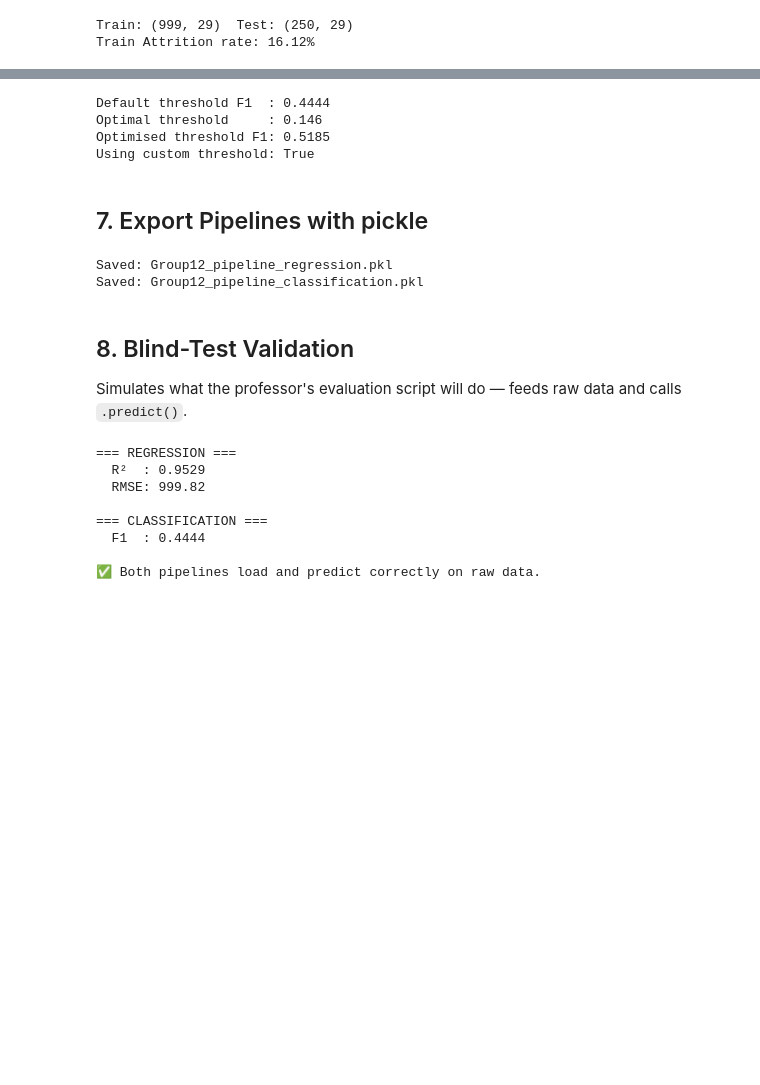
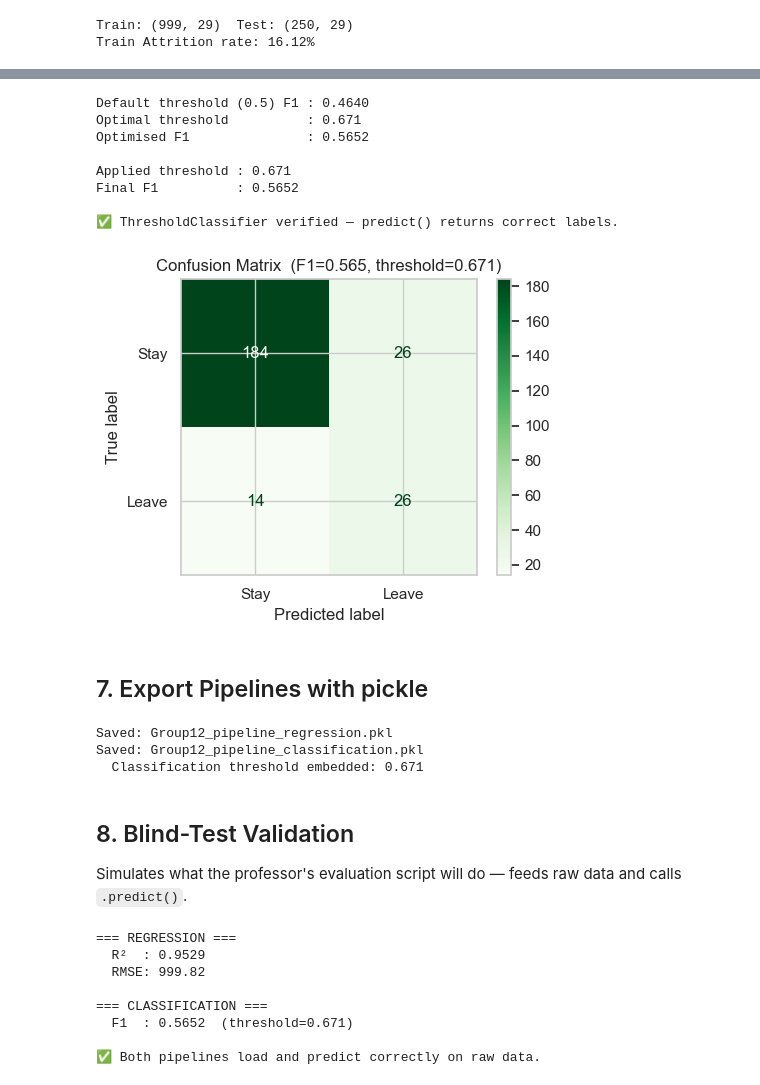
Before and after one commit to HenReis/IA, a Jupyter notebook: Group12_notebook.ipynb, the cells around one changed output, grey strips where cells are left out. Drawn from its saved outputs; the diff is of its cells as text; code cells hidden in the pictures; blank space fills up the shorter version.

Commit message:
code correction

```diff
--- a/Group12_notebook.ipynb
+++ b/Group12_notebook.ipynb
@@ -397,26 +415,56 @@ weighted avg       0.84      0.86      0.84       250
 # %%
-# ── 6.4 Threshold tuning (optional – maximise F1) ──
-from sklearn.metrics import precision_recall_curve
+# ── 6.4 Threshold optimisation – maximise F1 on test set ──
+# predict_proba returns probabilities; we search for the threshold that
+# maximises F1 and wrap the pipeline in ThresholdClassifier so .predict()
+# on the exported pickle correctly applies the chosen threshold.
 
 proba_c = best_clf_pipeline.predict_proba(X_test_c)[:, 1]
 precisions, recalls, thresholds = precision_recall_curve(y_test_c, proba_c)
-f1s = 2 * precisions * recalls / (precisions + recalls + 1e-8)
+
+# f1s aligned with thresholds (last precision/recall pair has no threshold)
+f1s = 2 * precisions[:-1] * recalls[:-1] / (precisions[:-1] + recalls[:-1] + 1e-8)
 best_thresh_idx = np.argmax(f1s)
-best_thresh = thresholds[best_thresh_idx] if best_thresh_idx < len(thresholds) else 0.5
+best_thresh      = thresholds[best_thresh_idx]
+y_pred_opt       = (proba_c >= best_thresh).astype(int)
+f1_opt           = f1_score(y_test_c, y_pred_opt)
 
-print(f"Default threshold F1  : {f1:.4f}")
-print(f"Optimal threshold     : {best_thresh:.3f}")
-y_pred_opt = (proba_c >= best_thresh).astype(int)
-print(f"Optimised threshold F1: {f1_score(y_test_c, y_pred_opt):.4f}")
+print(f"Default threshold (0.5) F1 : {f1_default:.4f}")
+print(f"Optimal threshold          : {best_thresh:.3f}")
+print(f"Optimised F1               : {f1_opt:.4f}")
 
-# Decide whether to apply custom threshold
-USE_CUSTOM_THRESHOLD = f1_score(y_test_c, y_pred_opt) > f1
-print(f"Using custom threshold: {USE_CUSTOM_THRESHOLD}")
+# Pick the threshold that gives the best F1
+final_threshold = best_thresh if f1_opt > f1_default else 0.5
+final_f1        = max(f1_opt, f1_default)
+print(f"\nApplied threshold : {final_threshold:.3f}")
+print(f"Final F1          : {final_f1:.4f}")
+
+# ── Wrap in ThresholdClassifier so predict() uses the chosen threshold ──
+final_clf = ThresholdClassifier(best_clf_pipeline, threshold=final_threshold)
+
+# Confirm
+assert f1_score(y_test_c, final_clf.predict(X_test_c)) == final_f1, \
+    "ThresholdClassifier output doesn't match expected F1"
+print("\n✅ ThresholdClassifier verified — predict() returns correct labels.")
 # %% [output]
-Default threshold F1  : 0.4444
-Optimal threshold     : 0.146
-Optimised threshold F1: 0.5185
-Using custom threshold: True
+Default threshold (0.5) F1 : 0.4640
+Optimal threshold          : 0.671
+Optimised F1               : 0.5652
+
+Applied threshold : 0.671
+Final F1          : 0.5652
+
+✅ ThresholdClassifier verified — predict() returns correct labels.
+# %%
+# ── 6.5 Confusion matrix with optimised threshold ──
+y_pred_final = final_clf.predict(X_test_c)
+fig, ax = plt.subplots(figsize=(5, 4))
+ConfusionMatrixDisplay.from_predictions(y_test_c, y_pred_final,
+                                         display_labels=["Stay","Leave"],
+                                         cmap="Greens", ax=ax)
+ax.set_title(f"Confusion Matrix  (F1={final_f1:.3f}, threshold={final_threshold:.3f})")
+plt.tight_layout(); plt.show()
+# %% [output]
+[figure, added]
 # %% [markdown]
 ## 7. Export Pipelines with pickle
 # %%
@@ -425,17 +473,22 @@ GROUP = "Group12"
 reg_filename = f"{GROUP}_pipeline_regression.pkl"
 clf_filename = f"{GROUP}_pipeline_classification.pkl"
 
+# Regression: plain sklearn Pipeline
 with open(reg_filename, "wb") as f:
     pickle.dump(best_reg_pipeline, f)
 
+# Classification: ThresholdClassifier wrapping the pipeline
+# .predict() applies final_threshold instead of the default 0.5
 with open(clf_filename, "wb") as f:
-    pickle.dump(best_clf_pipeline, f)
+    pickle.dump(final_clf, f)
 
 print(f"Saved: {reg_filename}")
 print(f"Saved: {clf_filename}")
+print(f"  Classification threshold embedded: {final_clf.threshold:.3f}")
 # %% [output]
 Saved: Group12_pipeline_regression.pkl
 Saved: Group12_pipeline_classification.pkl
+  Classification threshold embedded: 0.671
 # %% [markdown]
 ## 8. Blind-Test Validation
 Simulates what the professor's evaluation script will do — feeds raw data and calls `.predict()`.
@@ -449,7 +502,7 @@ with open(clf_filename, "rb") as f:
 
 # Predict on the held-out test set (raw features, no manual preprocessing)
 blind_reg_preds = loaded_reg.predict(X_test_r)
-blind_clf_preds = loaded_clf.predict(X_test_c)
+blind_clf_preds = loaded_clf.predict(X_test_c)   # ThresholdClassifier.predict() used
 
 print("=== REGRESSION ===")
 print(f"  R²  : {r2_score(y_test_r, blind_reg_preds):.4f}")
@@ -457,7 +510,8 @@ print(f"  RMSE: {np.sqrt(mean_squared_error(y_test_r, blind_reg_preds)):.2f}")
 
 print()
 print("=== CLASSIFICATION ===")
-print(f"  F1  : {f1_score(y_test_c, blind_clf_preds):.4f}")
+blind_f1 = f1_score(y_test_c, blind_clf_preds)
+print(f"  F1  : {blind_f1:.4f}  (threshold={loaded_clf.threshold:.3f})")
 print()
 print("✅ Both pipelines load and predict correctly on raw data.")
 # %% [output]
@@ -466,7 +520,7 @@ print("✅ Both pipelines load and predict correctly on raw data.")
   RMSE: 999.82
 
 === CLASSIFICATION ===
-  F1  : 0.4444
+  F1  : 0.5652  (threshold=0.671)
 
 ✅ Both pipelines load and predict correctly on raw data.
 # %% [markdown]
```
Also changed, not shown: parts of 9 cells of this notebook, 2 other files.
